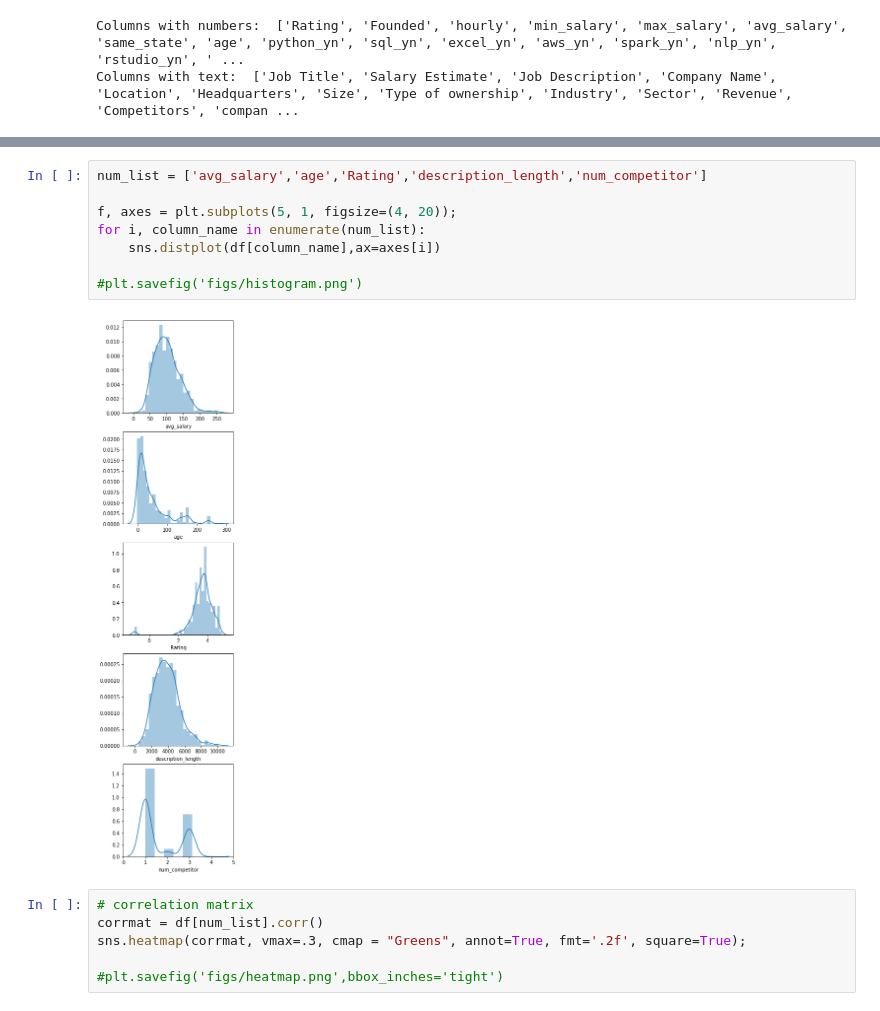
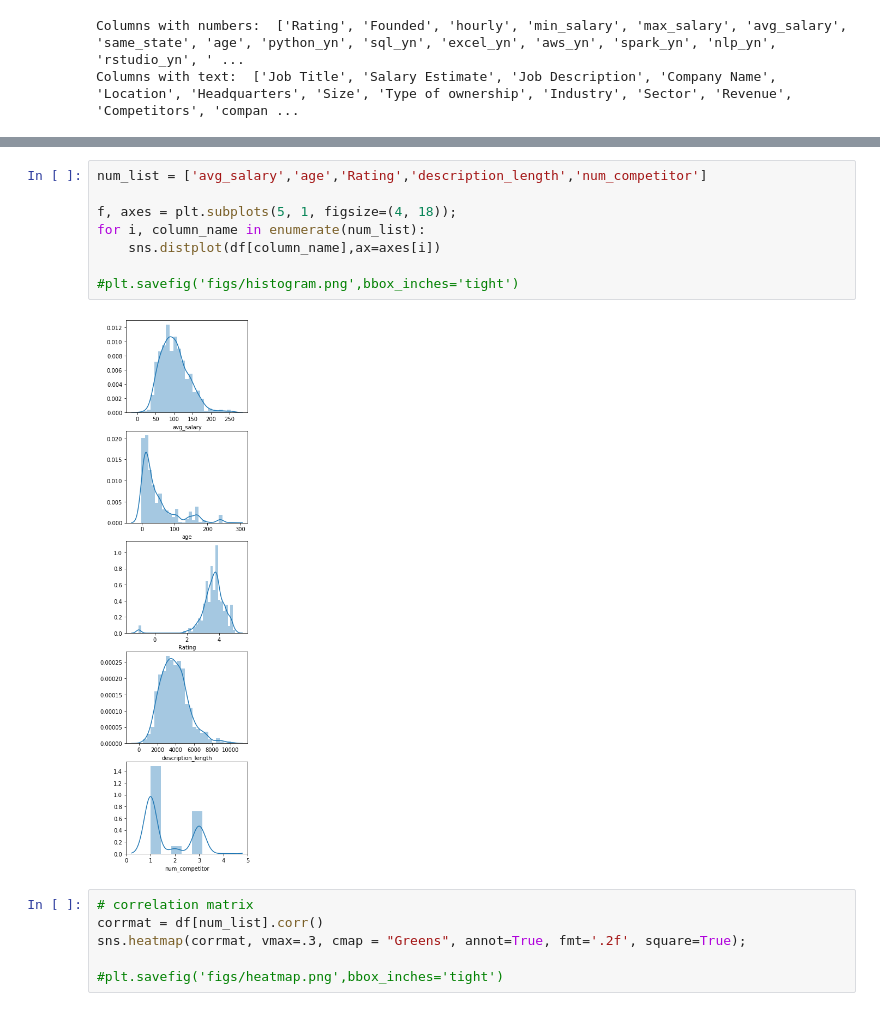
Before and after one commit to rui-zhang-ocean/Predict_Data_Scientist_Salary, a Jupyter notebook: 2_exploratory_data_analysis.ipynb, the cells around one changed output, grey strips where cells are left out. Cells and saved outputs as stored; diff of their text form.

Commit message:
add histogram back

```diff
--- a/2_exploratory_data_analysis.ipynb
+++ b/2_exploratory_data_analysis.ipynb
@@ -37,13 +37,13 @@ df.describe()
 # %%
 num_list = ['avg_salary','age','Rating','description_length','num_competitor']
 
-f, axes = plt.subplots(5, 1, figsize=(4, 20));
+f, axes = plt.subplots(5, 1, figsize=(4, 18));
 for i, column_name in enumerate(num_list):
     sns.distplot(df[column_name],ax=axes[i])
 
-#plt.savefig('figs/histogram.png')
+#plt.savefig('figs/histogram.png',bbox_inches='tight')
 # %% [output]
-[figure, old version]
+[figure, new version]
 # %%
 # correlation matrix
 corrmat = df[num_list].corr()
```
Also changed, not shown: 1 other file.
